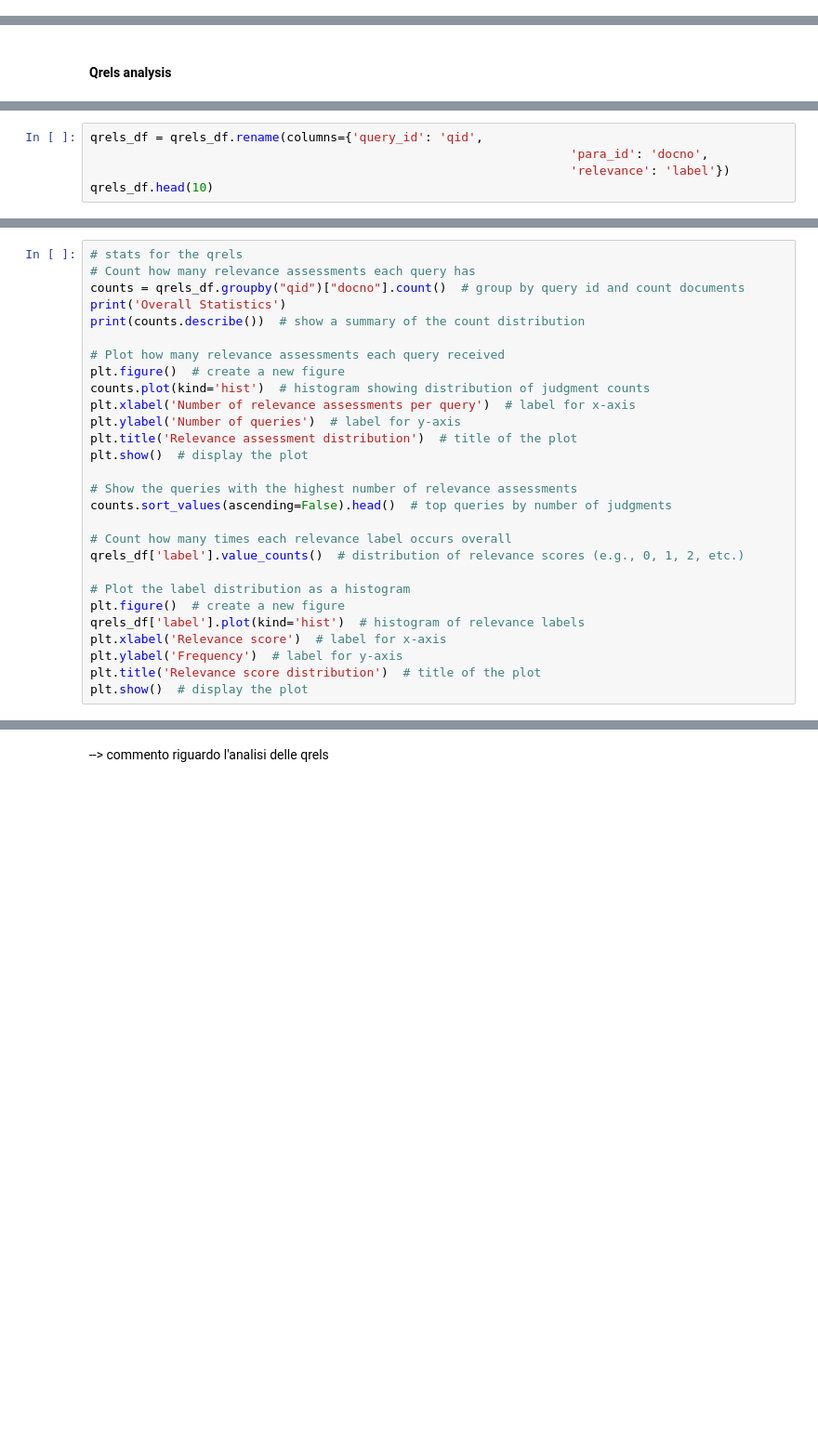
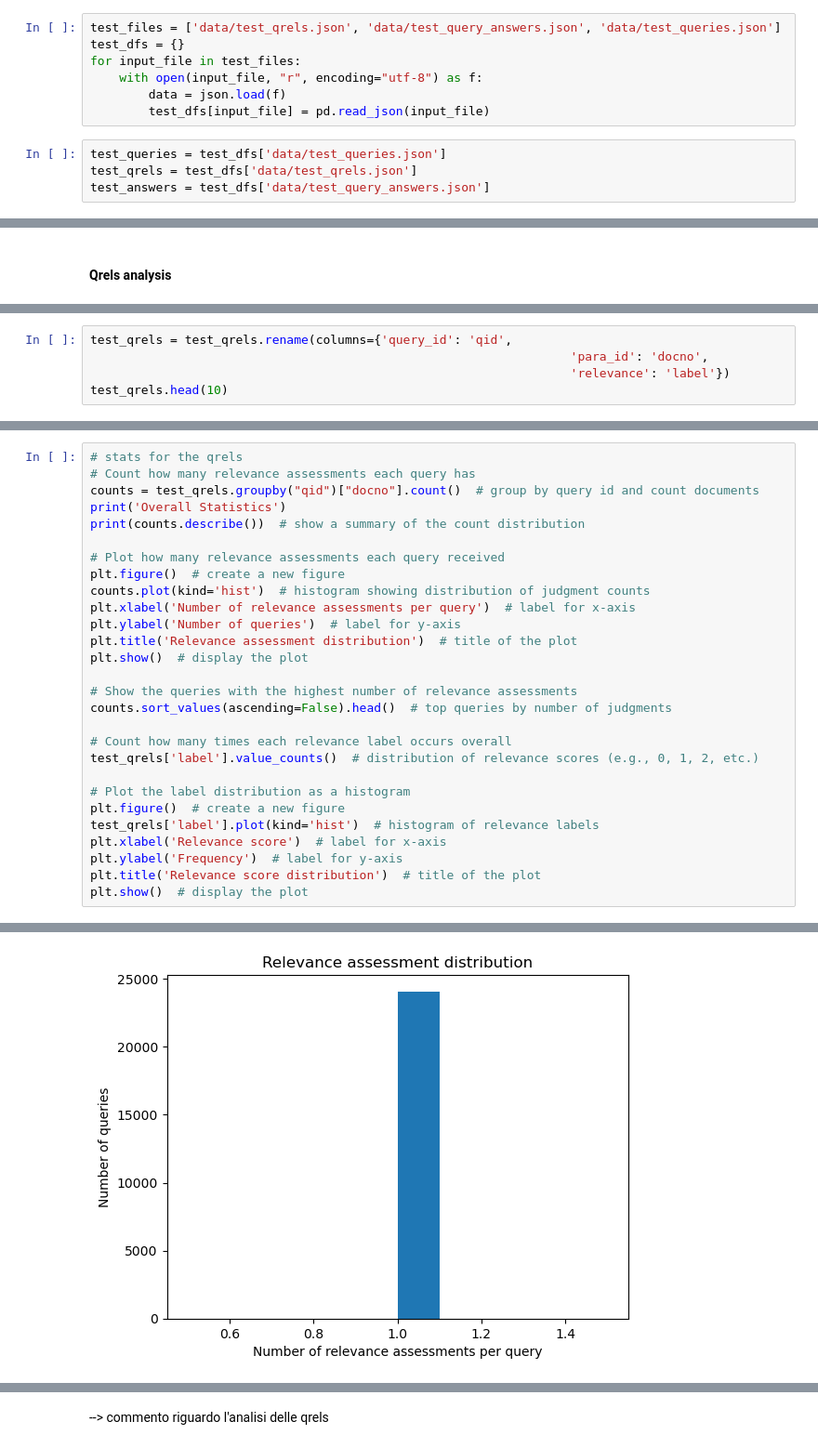
Before and after one commit to gpinelli/HistoricalNews_InformationRetrievalProject, a Jupyter notebook: Historical_News_Question_Answering2.ipynb, the cells around one changed output, grey strips where cells are left out. Shown at 93% size. Cells and saved outputs as stored; diff of their text form; blank space fills up the shorter version.

```diff
--- a/Historical_News_Question_Answering2.ipynb
+++ b/Historical_News_Question_Answering2.ipynb
@@ -630,0 +880,11 @@ queries_df.head(10)
+# %%
+test_files = ['data/test_qrels.json', 'data/test_query_answers.json', 'data/test_queries.json']
+test_dfs = {}
+for input_file in test_files:
+    with open(input_file, "r", encoding="utf-8") as f:
+        data = json.load(f)
+        test_dfs[input_file] = pd.read_json(input_file)
+# %%
+test_queries = test_dfs['data/test_queries.json']
+test_qrels = test_dfs['data/test_qrels.json']
+test_answers = test_dfs['data/test_query_answers.json']
@@ -644,5 +931,5 @@ qrels_df.head(10)
 # %%
-qrels_df = qrels_df.rename(columns={'query_id': 'qid',
+test_qrels = test_qrels.rename(columns={'query_id': 'qid',
                                                                   'para_id': 'docno',
                                                                   'relevance': 'label'})
-qrels_df.head(10)
+test_qrels.head(10)
@@ -649,7 +948,7 @@ qrels_df.head(10)
 # %%
 # stats for the qrels
 # Count how many relevance assessments each query has
-counts = qrels_df.groupby("qid")["docno"].count()  # group by query id and count documents
+counts = test_qrels.groupby("qid")["docno"].count()  # group by query id and count documents
 print('Overall Statistics')
 print(counts.describe())  # show a summary of the count distribution
 
@@ -665,12 +964,13 @@ plt.show()  # display the plot
 counts.sort_values(ascending=False).head()  # top queries by number of judgments
 
 # Count how many times each relevance label occurs overall
-qrels_df['label'].value_counts()  # distribution of relevance scores (e.g., 0, 1, 2, etc.)
+test_qrels['label'].value_counts()  # distribution of relevance scores (e.g., 0, 1, 2, etc.)
 
 # Plot the label distribution as a histogram
 plt.figure()  # create a new figure
-qrels_df['label'].plot(kind='hist')  # histogram of relevance labels
+test_qrels['label'].plot(kind='hist')  # histogram of relevance labels
 plt.xlabel('Relevance score')  # label for x-axis
 plt.ylabel('Frequency')  # label for y-axis
 plt.title('Relevance score distribution')  # title of the plot
 plt.show()  # display the plot
+# %% [output]
@@ -676,0 +987 @@ plt.show()  # display the plot
+[figure, added]
```
Also changed, not shown: parts of 84 cells of this notebook.
